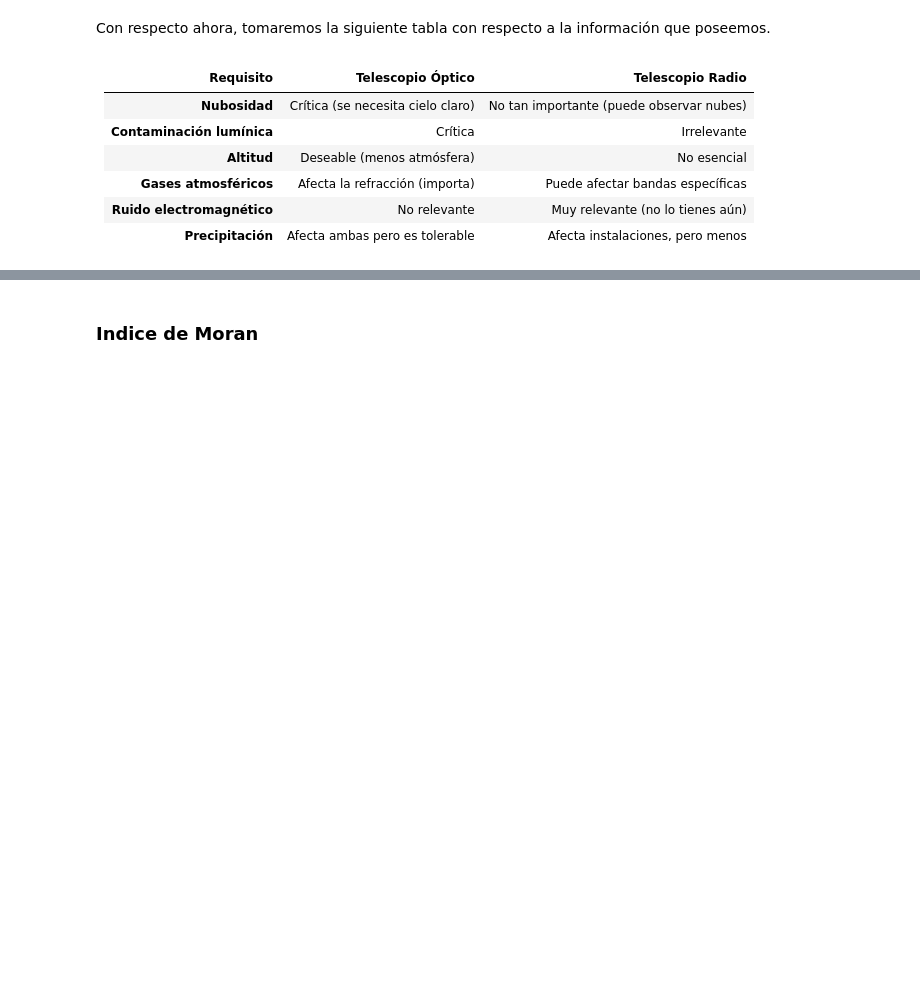
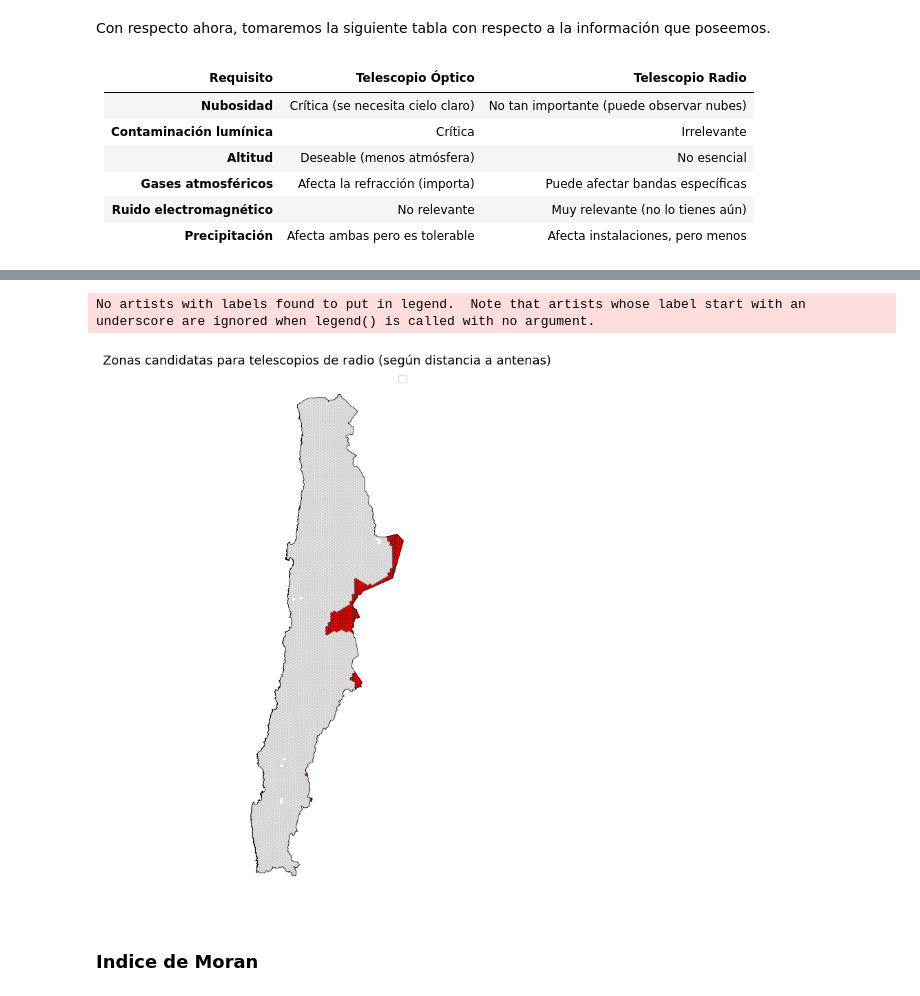
Before and after one commit to ChrisKmilo/Geoespatial-Project, a Jupyter notebook: Proyecto.ipynb, the cells around one changed output, grey strips where cells are left out. Cells and saved outputs as stored; diff of their text form; code cells hidden in the pictures; blank space fills up the shorter version.

```diff
--- a/Proyecto.ipynb
+++ b/Proyecto.ipynb
@@ -572,3 +694,18 @@ plt.show()
+# %%
+umbral = hexagonos['distancia_antena'].quantile(0.95)  # top 5% más alejados
+hex_ideales_radio = hexagonos[hexagonos['distancia_antena'] >= umbral]
+
+fig, ax = plt.subplots(figsize=(10, 10))
+chile.boundary.plot(ax=ax, color='black', linewidth=0.5)
+hexagonos.plot(ax=ax, color='lightgrey', edgecolor='white', linewidth=0.1)
+hex_ideales_radio.plot(ax=ax, color='red', edgecolor='black', linewidth=0.3, label='Zonas óptimas (Radio)')
+plt.legend()
+plt.title('Zonas candidatas para telescopios de radio (según distancia a antenas)', fontsize=13)
+plt.axis('off')
+plt.show()
+# %% [output]
+No artists with labels found to put in legend.  Note that artists whose label start with an underscore are ignored when legend() is called with no argument.
+[figure, added]
 # %% [markdown]
 ### Indice de Moran
 # %%
```
Also changed, not shown: parts of 25 cells of this notebook.
